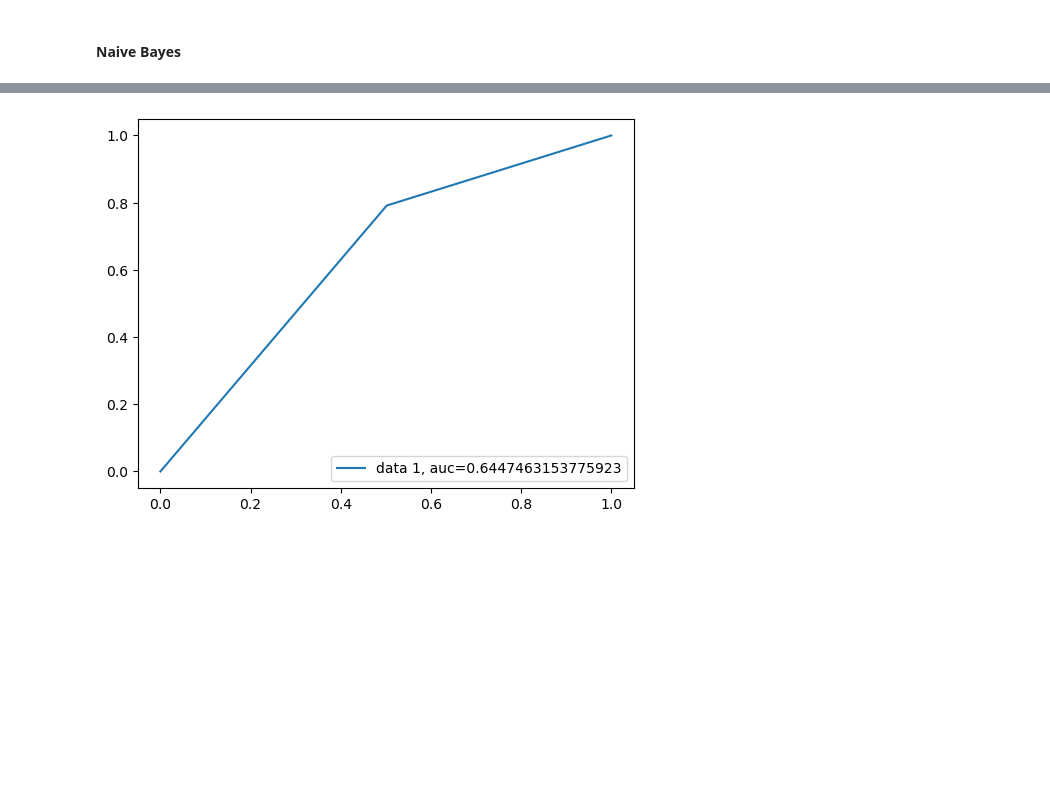
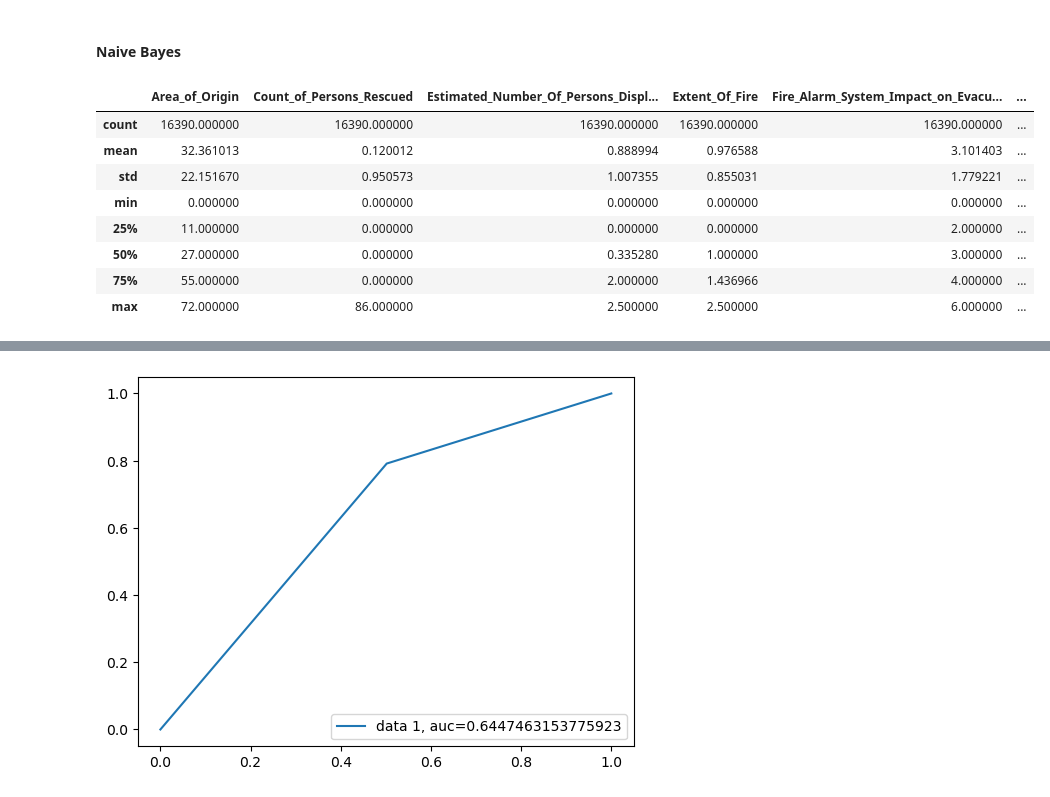
Before and after one commit to CrisMagdziak/Fireeee, a Jupyter notebook: Firee.ipynb, the cells around one changed output, grey strips where cells are left out. Saved outputs shown, nothing was run; the diff lists cells and outputs as text; code cells hidden in the pictures; blank space fills up the shorter version.

```diff
--- a/Firee.ipynb
+++ b/Firee.ipynb
@@ -1039,4 +1088,16 @@ def obj_nb(trials) :
     return cros_score.mean()
+# %%
+pd.DataFrame(X_train_resampled).describe()
+# %% [output]
+|  | Area_of_Origin | Count_of_Persons_Rescued | Estimated_Number_Of_Persons_Displ... | Extent_Of_Fire | Fire_Alarm_System_Impact_on_Evacu... | ... |
+| count | 16390.000000 | 16390.000000 | 16390.000000 | 16390.000000 | 16390.000000 | ... |
+| mean | 32.361013 | 0.120012 | 0.888994 | 0.976588 | 3.101403 | ... |
+| std | 22.151670 | 0.950573 | 1.007355 | 0.855031 | 1.779221 | ... |
+| min | 0.000000 | 0.000000 | 0.000000 | 0.000000 | 0.000000 | ... |
+| 25% | 11.000000 | 0.000000 | 0.000000 | 0.000000 | 2.000000 | ... |
+| 50% | 27.000000 | 0.000000 | 0.335280 | 1.000000 | 3.000000 | ... |
+| 75% | 55.000000 | 0.000000 | 2.000000 | 1.436966 | 4.000000 | ... |
+| max | 72.000000 | 86.000000 | 2.500000 | 2.500000 | 6.000000 | ... |
 # %%
 study_nb = optuna.create_study(direction='maximize', pruner= optuna.pruners.MedianPruner())
 study_nb.optimize(obj_nb, n_trials=100, n_jobs= -1, timeout=300)
```
Also changed, not shown: parts of 64 cells of this notebook, 1 other file.
